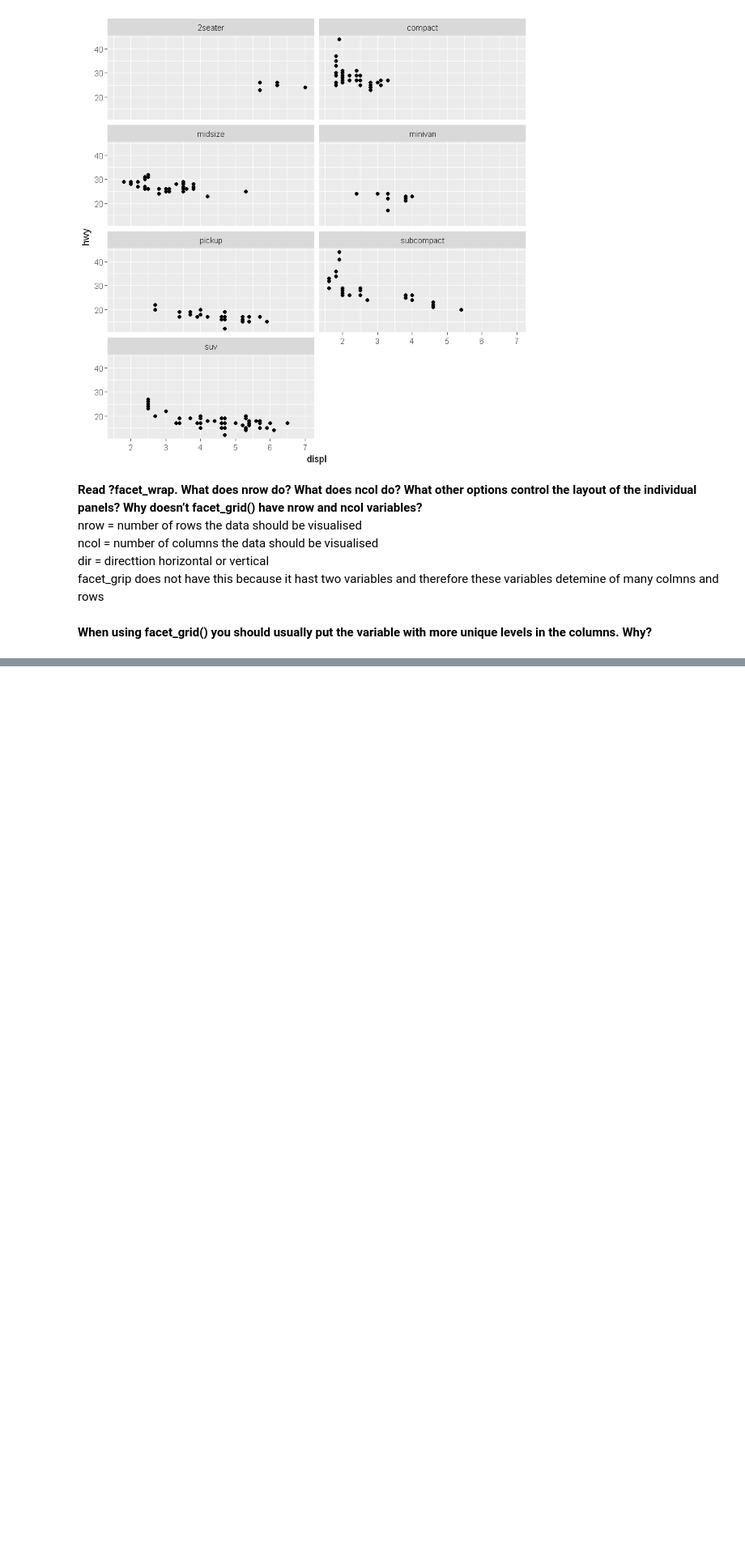
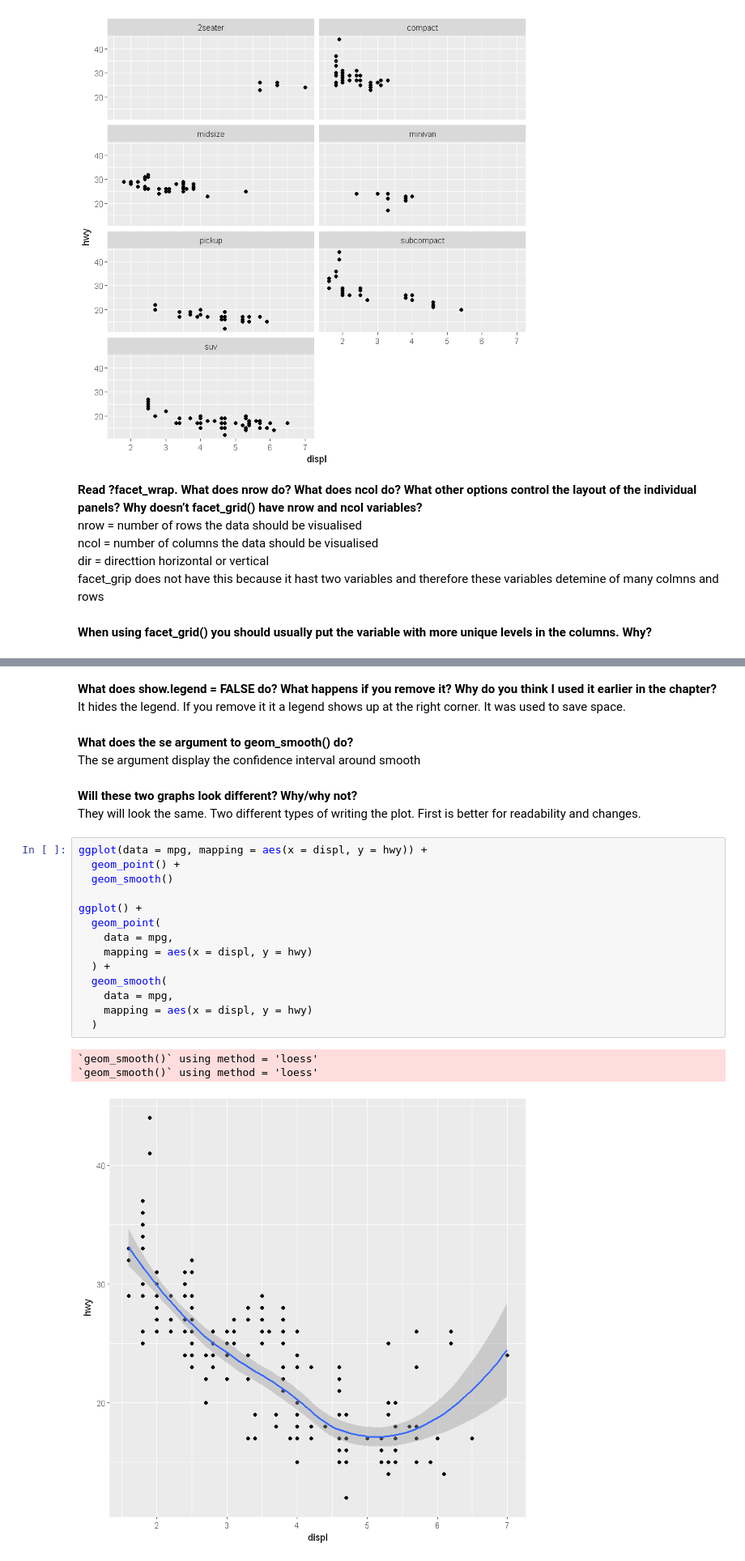
Before and after one commit to KarinRoe/R-for-Data-Science, a Jupyter notebook: 1. Data visualisation with ggplot2.ipynb, the cells around one changed output, grey strips where cells are left out. Shown: that part at 81% size. Saved outputs shown, nothing was run; the diff lists cells and outputs as text; blank space fills up the shorter version.

```diff
--- a/1. Data visualisation with ggplot2.ipynb
+++ b/1. Data visualisation with ggplot2.ipynb
@@ -180,0 +204,27 @@ ggplot(data = mpg) +
+# %% [markdown]
+**What does show.legend = FALSE do? What happens if you remove it? Why do you think I used it earlier in the chapter?**
+<br>It hides the legend. If you remove it it a legend shows up at the right corner. It was used to save space.
+# %% [markdown]
+**What does the se argument to geom_smooth() do?**
+<br>The se argument display the confidence interval around smooth
+# %% [markdown]
+**Will these two graphs look different? Why/why not?**
+<br>They will look the same. Two different types of writing the plot. First is better for readability and changes.
+# %%
+ggplot(data = mpg, mapping = aes(x = displ, y = hwy)) +
+  geom_point() +
+  geom_smooth()
+
+ggplot() +
+  geom_point(
+    data = mpg,
+    mapping = aes(x = displ, y = hwy)
+  ) +
+  geom_smooth(
+    data = mpg,
+    mapping = aes(x = displ, y = hwy)
+  )
+# %% [output]
+`geom_smooth()` using method = 'loess'
+`geom_smooth()` using method = 'loess'
+[figure, added]
```
Also changed, not shown: parts of 40 cells of this notebook.
